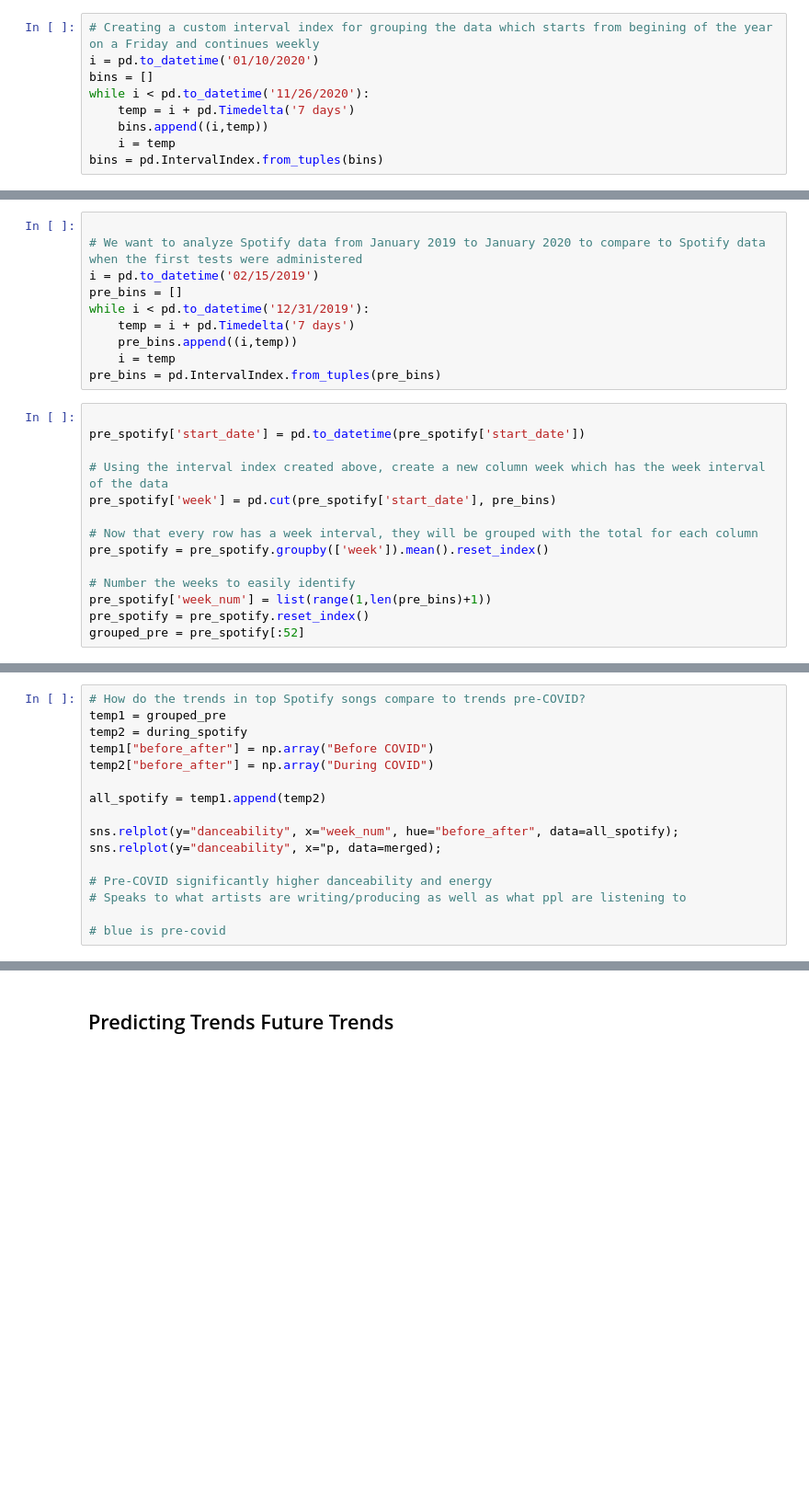
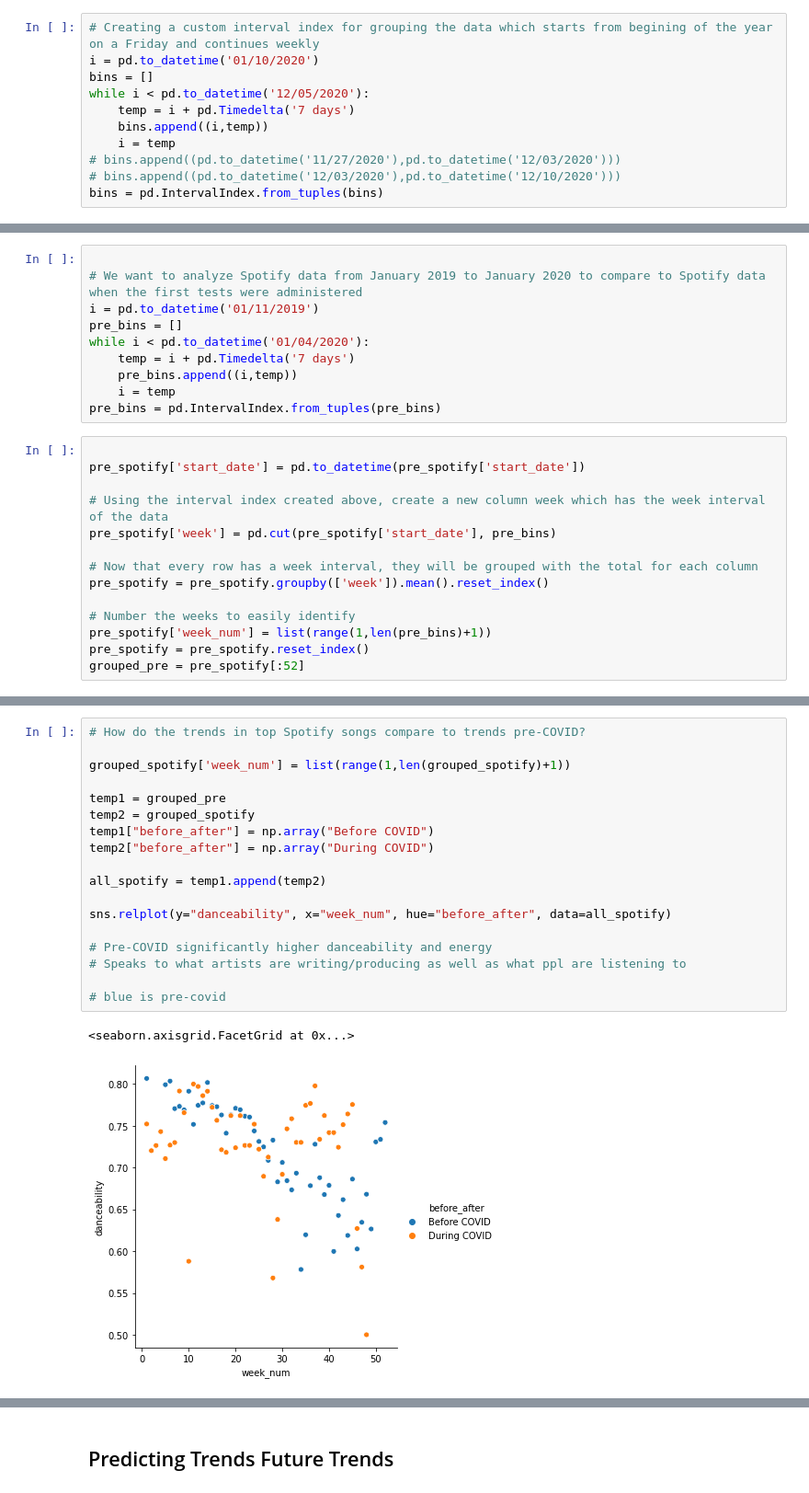
Before and after one commit to sonyal/COVIDSpotifyTrends, a Jupyter notebook: final.ipynb, the cells around one changed output, grey strips where cells are left out. Shown: that part at 92% size. Saved outputs shown, nothing was run; the diff lists cells and outputs as text; blank space fills up the shorter version.

```diff
--- a/final.ipynb
+++ b/final.ipynb
@@ -38,10 +46,12 @@ Knowing that the Spotify data is grouped on a weekly basis starting on a Friday,
 # Creating a custom interval index for grouping the data which starts from begining of the year on a Friday and continues weekly
 i = pd.to_datetime('01/10/2020')
 bins = []
-while i < pd.to_datetime('11/26/2020'):
+while i < pd.to_datetime('12/05/2020'):
     temp = i + pd.Timedelta('7 days')
     bins.append((i,temp))
     i = temp
+# bins.append((pd.to_datetime('11/27/2020'),pd.to_datetime('12/03/2020')))
+# bins.append((pd.to_datetime('12/03/2020'),pd.to_datetime('12/10/2020')))
 bins = pd.IntervalIndex.from_tuples(bins)
 # %%
 # Convert the date from the dataframe to a pandas date and time format to be comuted in the cutting
@@ -144,9 +215,9 @@ pre_spotify.sort_values(by=['start_date'], inplace=True)
 # %%
 
 # We want to analyze Spotify data from January 2019 to January 2020 to compare to Spotify data when the first tests were administered
-i = pd.to_datetime('02/15/2019')
+i = pd.to_datetime('01/11/2019')
 pre_bins = []
-while i < pd.to_datetime('12/31/2019'):
+while i < pd.to_datetime('01/04/2020'):
     temp = i + pd.Timedelta('7 days')
     pre_bins.append((i,temp))
     i = temp
@@ -175,17 +253,22 @@ during_spotify['week_num'] = list(range(1,len(during_spotify)+1))
 # %%
 # How do the trends in top Spotify songs compare to trends pre-COVID?
+
+grouped_spotify['week_num'] = list(range(1,len(grouped_spotify)+1))
+
 temp1 = grouped_pre
-temp2 = during_spotify
+temp2 = grouped_spotify
 temp1["before_after"] = np.array("Before COVID")
 temp2["before_after"] = np.array("During COVID")
 
 all_spotify = temp1.append(temp2)
 
-sns.relplot(y="danceability", x="week_num", hue="before_after", data=all_spotify);
-sns.relplot(y="danceability", x="p, data=merged);
+sns.relplot(y="danceability", x="week_num", hue="before_after", data=all_spotify)
 
 # Pre-COVID significantly higher danceability and energy
 # Speaks to what artists are writing/producing as well as what ppl are listening to
 
 # blue is pre-covid
+# %% [output]
+<seaborn.axisgrid.FacetGrid at 0x...>
+[figure, added]
 # %%
```
Also changed, not shown: parts of 20 cells of this notebook.
